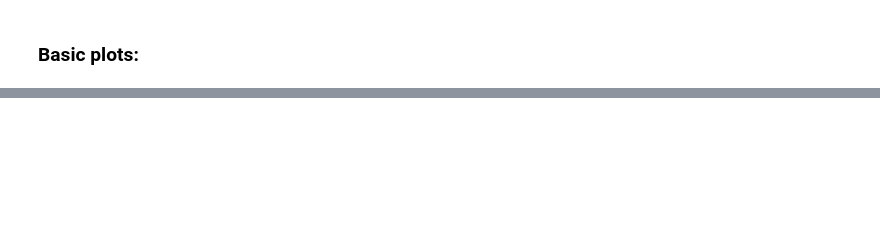
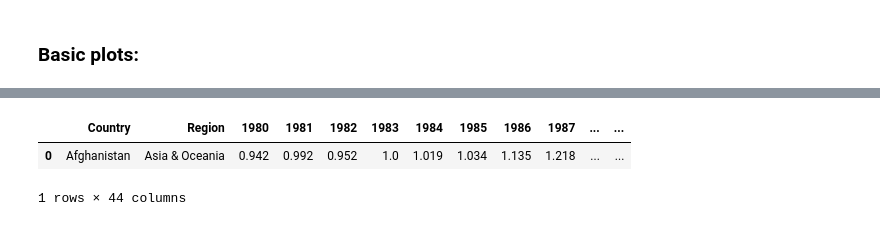
Before and after one commit to czFIRE/Visualisation_Energy_Statistics, a Jupyter notebook: project.ipynb, the cells around one changed output, grey strips where cells are left out. Drawn from its saved outputs; the diff is of its cells as text; code cells hidden in the pictures; blank space fills up the shorter version.

```diff
--- a/project.ipynb
+++ b/project.ipynb
@@ -186,0 +245,6 @@ get_map(2021, "net imports")
+# %%
+timeline
+# %% [output]
+|  | Country | Region | 1980 | 1981 | 1982 | 1983 | 1984 | 1985 | 1986 | 1987 | ... | ... |
+| 0 | Afghanistan | Asia & Oceania | 0.942 | 0.992 | 0.952 | 1.0 | 1.019 | 1.034 | 1.135 | 1.218 | ... | ... |
+1 rows × 44 columns
```
Also changed, not shown: parts of 20 cells of this notebook, 1 other file.
